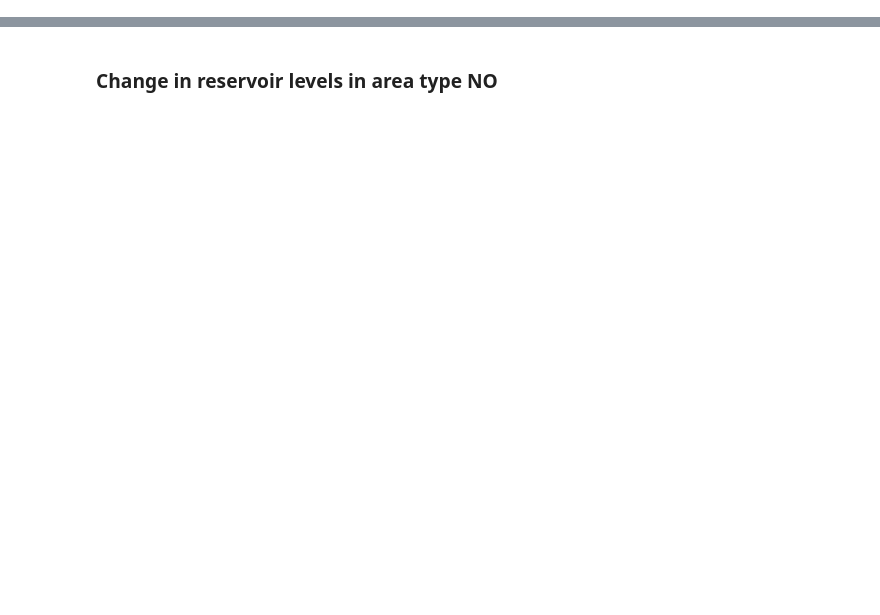
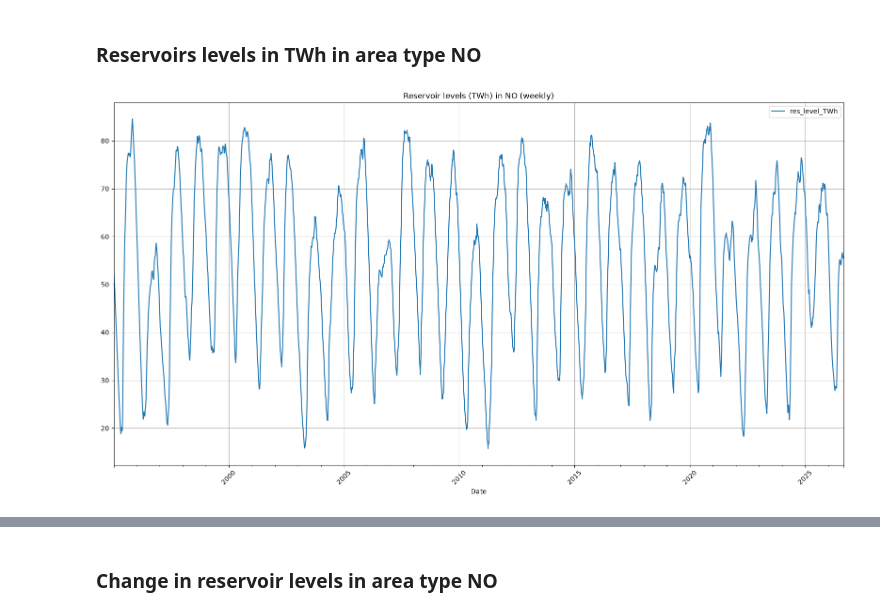
Before and after one commit to MagnusFrantsen/IND320-MagnusFrantsen, a Jupyter notebook: D2Dbook/Assignment 1.ipynb, the cells around one changed output, grey strips where cells are left out. Saved outputs shown, nothing was run; the diff lists cells and outputs as text; code cells hidden in the pictures; blank space fills up the shorter version.

```diff
--- a/D2Dbook/Assignment 1.ipynb
+++ b/D2Dbook/Assignment 1.ipynb
@@ -64 +152,21 @@ plt.show()
+# %% [markdown]
+### Reservoirs levels in TWh in area type NO
+# %%
+# Creating a subset of the dataframe for area_type NO
+subset_2 = df[df['area_type'] == 'NO']
+
+# Plotting the reservoirs levels in TWh in area_type NO over time with instructions for figure size, title, x- and y-labels, and legend
+ax2 = subset_2.plot(x='Date',
+              y='res_level_TWh',
+              kind='line',
+              title='Reservoir levels (TWh) in NO (weekly)',
+              figsize=(20,10),
+              rot=45,
+              grid=True)
+
+ax2.legend(["Reservoir Level (TWh)"])
+# Making sure the plot is displayed
+plt.show()
+# %% [output]
+[figure, added]
 # %% [markdown]
```
Also changed, not shown: parts of 12 cells of this notebook, 3 other files.
